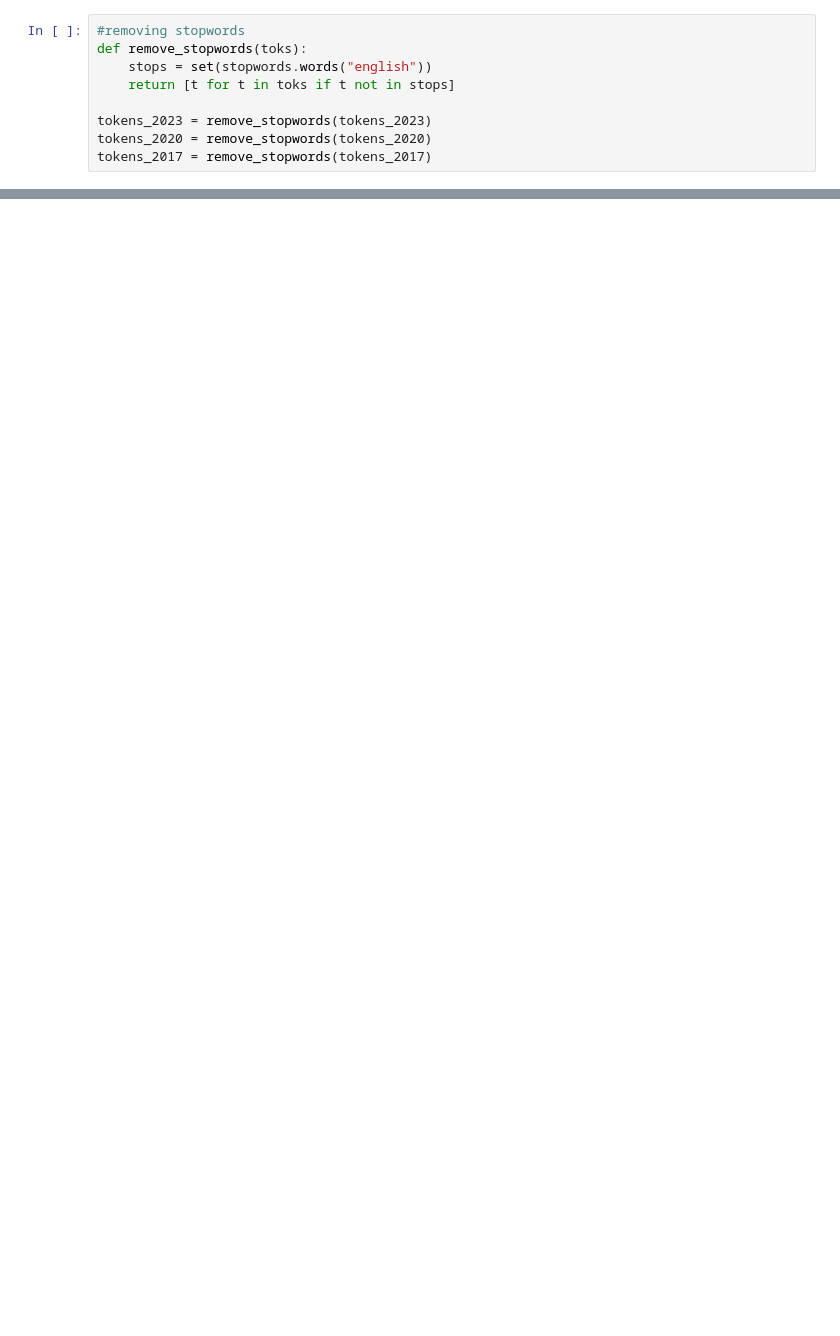
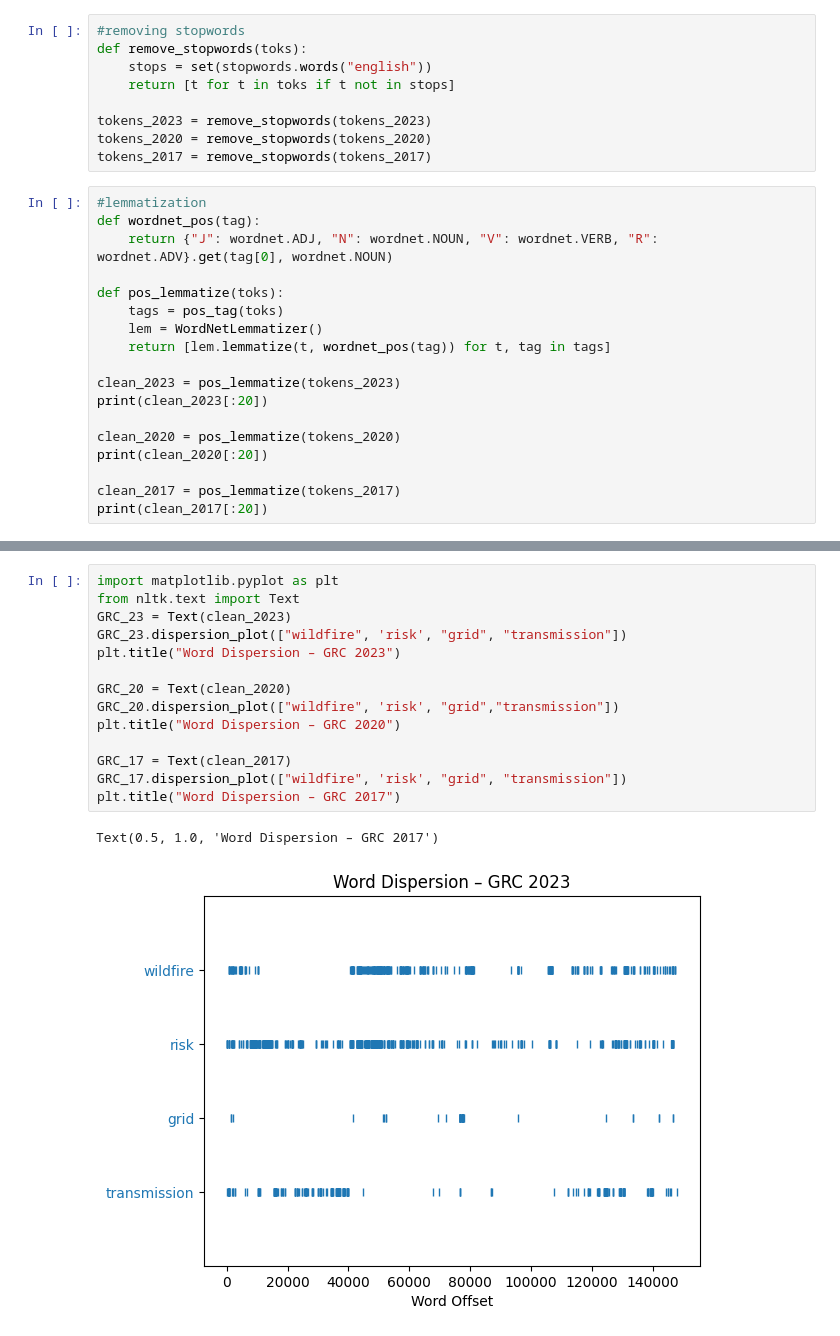
Before and after one commit to ellenwang995/final_project, a Jupyter notebook: PythonFinalAssignment_Draft.ipynb, the cells around one changed output, grey strips where cells are left out. Drawn from its saved outputs; the diff is of its cells as text; blank space fills up the shorter version.

```diff
--- a/PythonFinalAssignment_Draft.ipynb
+++ b/PythonFinalAssignment_Draft.ipynb
@@ -809,3 +809,21 @@ def remove_stopwords(toks):
 tokens_2023 = remove_stopwords(tokens_2023)
 tokens_2020 = remove_stopwords(tokens_2020)
 tokens_2017 = remove_stopwords(tokens_2017)
+# %%
+#lemmatization
+def wordnet_pos(tag):
+    return {"J": wordnet.ADJ, "N": wordnet.NOUN, "V": wordnet.VERB, "R": wordnet.ADV}.get(tag[0], wordnet.NOUN)
+
+def pos_lemmatize(toks):
+    tags = pos_tag(toks)
+    lem = WordNetLemmatizer()
+    return [lem.lemmatize(t, wordnet_pos(tag)) for t, tag in tags]
+
+clean_2023 = pos_lemmatize(tokens_2023)
+print(clean_2023[:20])
+
+clean_2020 = pos_lemmatize(tokens_2020)
+print(clean_2020[:20])
+
+clean_2017 = pos_lemmatize(tokens_2017)
+print(clean_2017[:20])
@@ -811,0 +860,17 @@ tokens_2017 = remove_stopwords(tokens_2017)
+# %%
+import matplotlib.pyplot as plt
+from nltk.text import Text
+GRC_23 = Text(clean_2023)
+GRC_23.dispersion_plot(["wildfire", 'risk', "grid", "transmission"])
+plt.title("Word Dispersion – GRC 2023")
+
+GRC_20 = Text(clean_2020)
+GRC_20.dispersion_plot(["wildfire", 'risk', "grid","transmission"])
+plt.title("Word Dispersion – GRC 2020")
+
+GRC_17 = Text(clean_2017)
+GRC_17.dispersion_plot(["wildfire", 'risk', "grid", "transmission"])
+plt.title("Word Dispersion – GRC 2017")
+# %% [output]
+Text(0.5, 1.0, 'Word Dispersion – GRC 2017')
+[figure, added]
```
Also changed, not shown: parts of 7 cells of this notebook.
